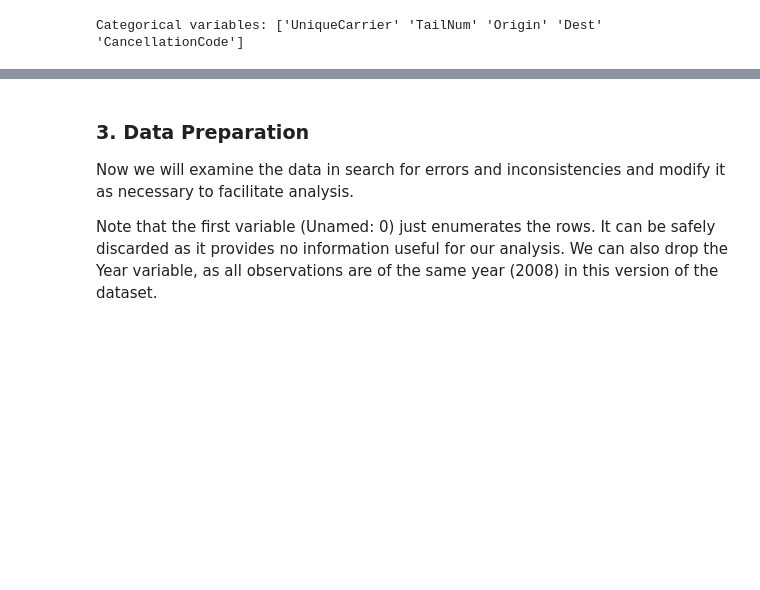
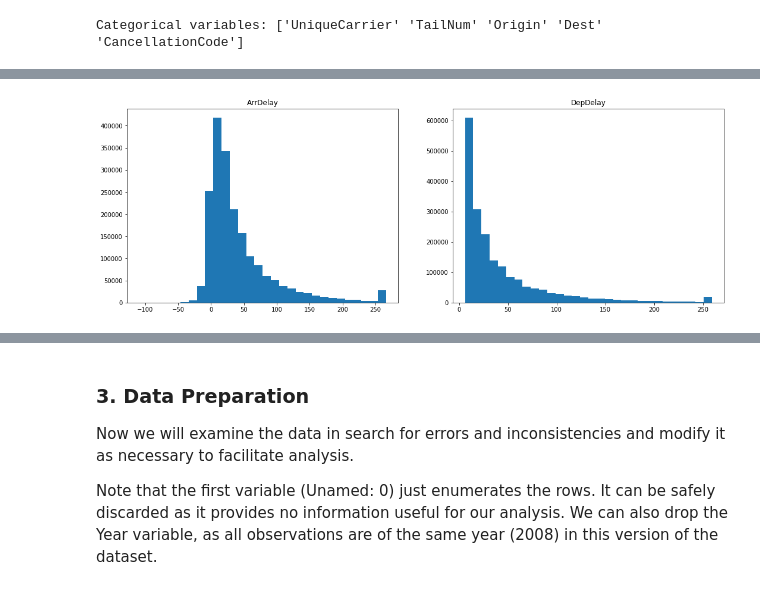
Before and after one commit to s-londono/airlinedelaystats, a Jupyter notebook: AirlineDelayAnalysis.ipynb, the cells around one changed output, grey strips where cells are left out. Cells and saved outputs as stored; diff of their text form; code cells hidden in the pictures; blank space fills up the shorter version.

Commit message:
Analysis of summary statistics and histogram for target variables.

```diff
--- a/AirlineDelayAnalysis.ipynb
+++ b/AirlineDelayAnalysis.ipynb
@@ -102,0 +107,8 @@ Categorical variables: ['UniqueCarrier' 'TailNum' 'Origin' 'Dest' 'CancellationC
+# %%
+# Variables we aim to draw conclusions about
+target_vars = ["ArrDelay", "DepDelay", "Cancelled", "Diverted"]
+
+# Compute summary statistics about these variables, including the 95th and 99th percentiles
+df_summary_stats = df_flight_delays[target_vars].describe(percentiles=[0.25, 0.5, 0.75, 0.95, 0.99])
+
+df_summary_stats
@@ -102,0 +131,29 @@ Categorical variables: ['UniqueCarrier' 'TailNum' 'Origin' 'Dest' 'CancellationC
+# %%
+def plot_variable(var, fig_axis):
+    """
+    INPUT
+        var - name of the variable to be plotted
+        rows - number of subplots in the container plot
+        cols - number of columns in the container plot
+        subplot_num - index of the current subplot in the container plot
+    OUTPUT
+        adds histogram of variable var as a subplot
+    """
+    outlier_lim = df_summary_stats[var]["99%"]
+
+    compressed_outls = df_flight_delays[var].transform(lambda v: v if v <= outlier_lim else (outlier_lim + 10))
+
+    fig_axis.hist(compressed_outls, bins=30)
+    fig_axis.set_title(var)
+
+
+fig1 = plt.figure(figsize=(18, 6))
+
+axes = fig1.subplots(nrows=1, ncols=2)
+
+for ix, var in enumerate(["ArrDelay", "DepDelay"]):
+    plot_variable(var, axes[ix])
+
+plt.show()
+# %% [output]
+[figure, added]
```
Also changed, not shown: parts of 12 cells of this notebook, 1 other file.
